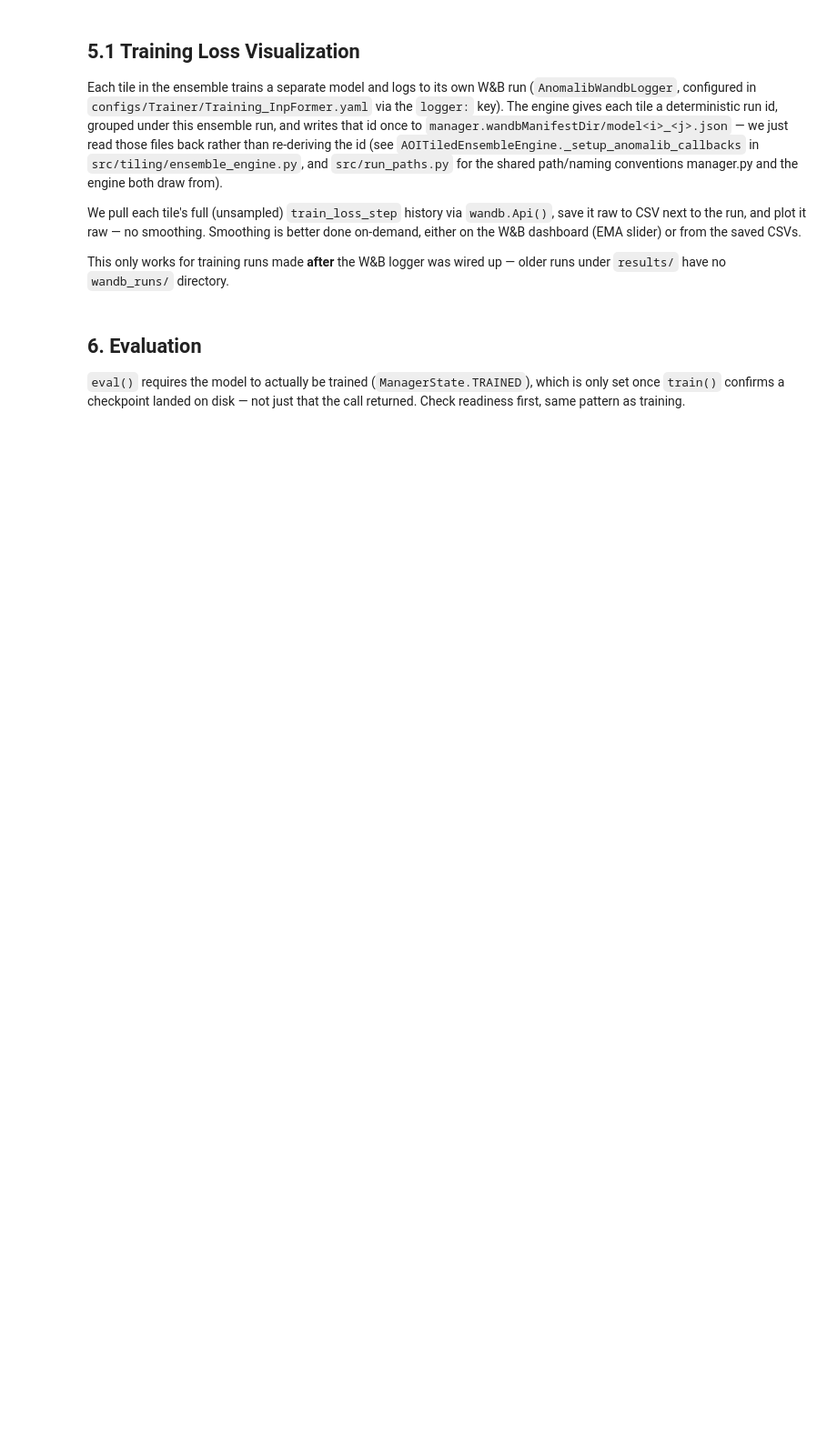
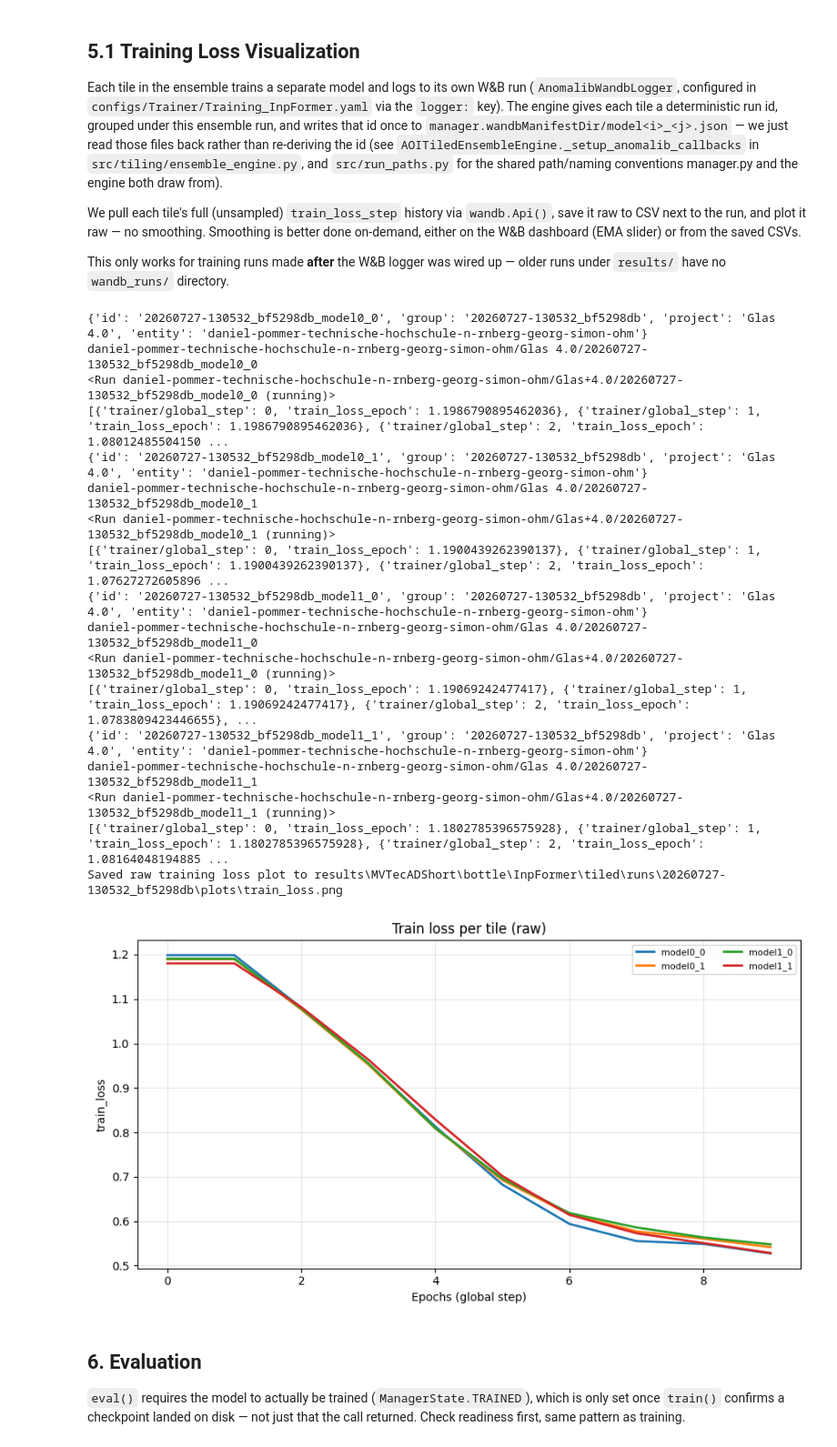
Before and after one commit to DanielBanana/IAD, a Jupyter notebook: Training.ipynb, the cells around one changed output. Shown at 91% size. Drawn from its saved outputs; the diff is of its cells as text; code cells hidden in the pictures; blank space fills up the shorter version.

```diff
--- a/Training.ipynb
+++ b/Training.ipynb
@@ -62,7 +65,7 @@ from src.setup import Product
 datasetDir  = Path("datasets/")
 configDir   = Path("configs/")
 outputPath  = Path("results/")
-productPath = Path("Products/cable.yaml")
+productPath = Path("Products/bottle.yaml")
 productConfigPath = Path(configDir / productPath)
 
 product: Product
@@ -213,49 +301,66 @@ if manifestDir.exists():
         entry = json.loads(manifestFile.read_text())
         tileName = manifestFile.stem
         runPath = f"{entry['entity']}/{entry['project']}/{entry['id']}"
-
         try:
             run = api.run(runPath)
         except Exception as e:
             print(f"Could not fetch {runPath}: {e}")
             continue
-
         # scan_history (not history()) returns every logged row, unsampled - history()
         # silently downsamples to ~500 points, which would smooth the curve implicitly.
-        rows = list(run.scan_history(keys=["trainer/global_step", "train_loss_step"]))
-        history = pd.DataFrame(rows).dropna(subset=["train_loss_step"])
+        rows = list(run.scan_history(keys=["trainer/global_step", "train_loss_epoch"]))
+        history = pd.DataFrame(rows).dropna(subset=["train_loss_epoch"])
         if history.empty:
             continue
 
         tileHistories[tileName] = history
         history.to_csv(plotsDir / f"train_loss_{tileName}.csv", index=False)
 else:
     print(f"No W&B run manifest found under {manifestDir}.")
     print("This training run predates the W&B logger wiring, or hasn't been run yet.")
 
 if not tileHistories:
     print("No W&B training history could be retrieved.")
 else:
     fig, ax = plt.subplots(figsize=(9, 5))
     colors = plt.get_cmap("tab10")
 
     for i, (tileName, history) in enumerate(tileHistories.items()):
         ax.plot(
-            history["trainer/global_step"], history["train_loss_step"],
+            history["trainer/global_step"], history["train_loss_epoch"],
             label=tileName, color=colors(i % 10), linewidth=2,
         )
 
     ax.set_title("Train loss per tile (raw)")
-    ax.set_xlabel("Step")
+    ax.set_xlabel("Epochs (global step)")
     ax.set_ylabel("train_loss")
     ax.grid(alpha=0.3)
     ax.legend(fontsize=8, ncol=2)
     fig.tight_layout()
 
     plotPath = plotsDir / "train_loss.png"
     fig.savefig(plotPath, dpi=150)
     print(f"Saved raw training loss plot to {plotPath}")
     plt.show()
+# %% [output]
+{'id': '20260727-130532_bf5298db_model0_0', 'group': '20260727-130532_bf5298db', 'project': 'Glas 4.0', 'entity': 'daniel-pommer-technische-hochschule-n-rnberg-georg-simon-ohm'}
+daniel-pommer-technische-hochschule-n-rnberg-georg-simon-ohm/Glas 4.0/20260727-130532_bf5298db_model0_0
+<Run daniel-pommer-technische-hochschule-n-rnberg-georg-simon-ohm/Glas+4.0/20260727-130532_bf5298db_model0_0 (running)>
+[{'trainer/global_step': 0, 'train_loss_epoch': 1.1986790895462036}, {'trainer/global_step': 1, 'train_loss_epoch': 1.1986790895462036}, {'trainer/global_step': 2, 'train_loss_epoch': 1.08012485504150 ...
+{'id': '20260727-130532_bf5298db_model0_1', 'group': '20260727-130532_bf5298db', 'project': 'Glas 4.0', 'entity': 'daniel-pommer-technische-hochschule-n-rnberg-georg-simon-ohm'}
+daniel-pommer-technische-hochschule-n-rnberg-georg-simon-ohm/Glas 4.0/20260727-130532_bf5298db_model0_1
+<Run daniel-pommer-technische-hochschule-n-rnberg-georg-simon-ohm/Glas+4.0/20260727-130532_bf5298db_model0_1 (running)>
+[{'trainer/global_step': 0, 'train_loss_epoch': 1.1900439262390137}, {'trainer/global_step': 1, 'train_loss_epoch': 1.1900439262390137}, {'trainer/global_step': 2, 'train_loss_epoch': 1.07627272605896 ...
+{'id': '20260727-130532_bf5298db_model1_0', 'group': '20260727-130532_bf5298db', 'project': 'Glas 4.0', 'entity': 'daniel-pommer-technische-hochschule-n-rnberg-georg-simon-ohm'}
+daniel-pommer-technische-hochschule-n-rnberg-georg-simon-ohm/Glas 4.0/20260727-130532_bf5298db_model1_0
+<Run daniel-pommer-technische-hochschule-n-rnberg-georg-simon-ohm/Glas+4.0/20260727-130532_bf5298db_model1_0 (running)>
+[{'trainer/global_step': 0, 'train_loss_epoch': 1.19069242477417}, {'trainer/global_step': 1, 'train_loss_epoch': 1.19069242477417}, {'trainer/global_step': 2, 'train_loss_epoch': 1.0783809423446655}, ...
+{'id': '20260727-130532_bf5298db_model1_1', 'group': '20260727-130532_bf5298db', 'project': 'Glas 4.0', 'entity': 'daniel-pommer-technische-hochschule-n-rnberg-georg-simon-ohm'}
+daniel-pommer-technische-hochschule-n-rnberg-georg-simon-ohm/Glas 4.0/20260727-130532_bf5298db_model1_1
+<Run daniel-pommer-technische-hochschule-n-rnberg-georg-simon-ohm/Glas+4.0/20260727-130532_bf5298db_model1_1 (running)>
+[{'trainer/global_step': 0, 'train_loss_epoch': 1.1802785396575928}, {'trainer/global_step': 1, 'train_loss_epoch': 1.1802785396575928}, {'trainer/global_step': 2, 'train_loss_epoch': 1.08164048194885 ...
+Saved raw training loss plot to results\MVTecADShort\bottle\InpFormer\tiled\runs\20260727-130532_bf5298db\plots\train_loss.png
+[figure, added]
 # %% [markdown]
 ## 6. Evaluation
 
```
Also changed, not shown: parts of 11 cells of this notebook, 5 other files.
